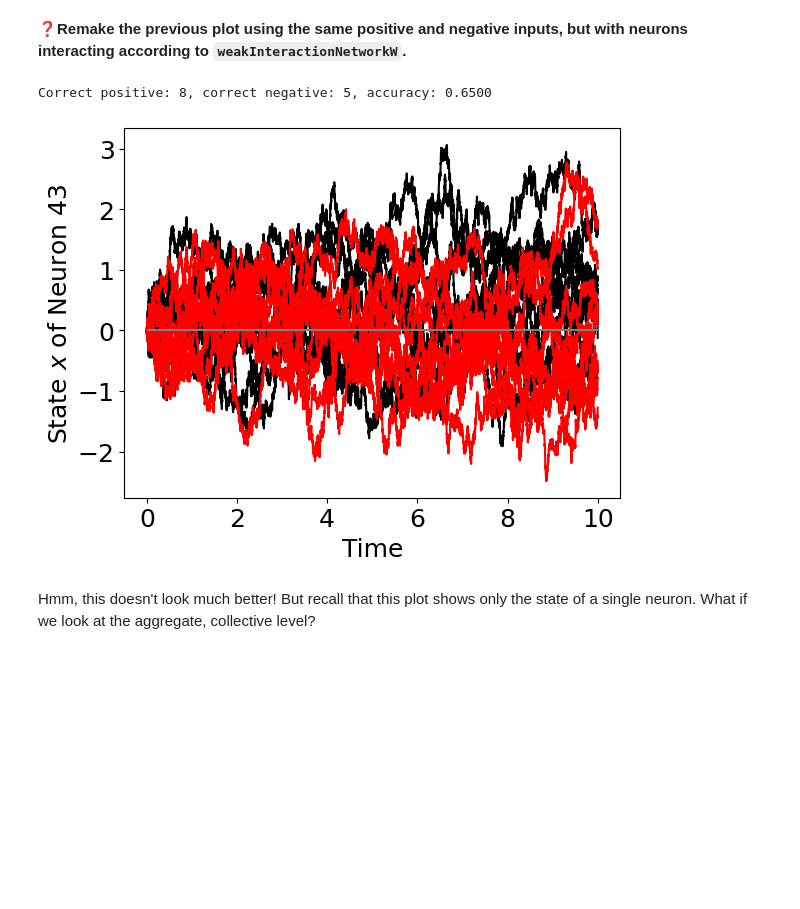
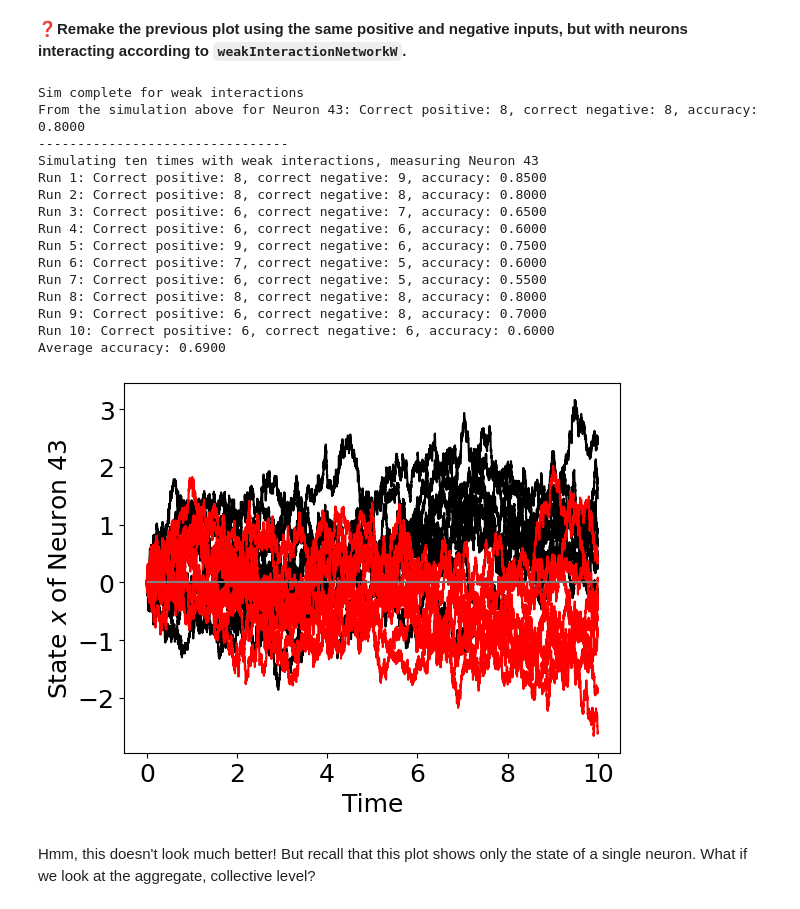
Before and after one commit to peterdresslar/CAS-503-Collectives, a Jupyter notebook: zaphod/5-Decisions.ipynb, the cells around one changed output. Cells and saved outputs as stored; diff of their text form; code cells hidden in the pictures; blank space fills up the shorter version.

```diff
--- a/zaphod/5-Decisions.ipynb
+++ b/zaphod/5-Decisions.ipynb
@@ -254,12 +282,43 @@ Now let's try to improve the accuracy by tweaking the interactions between neuro
 # %%
 # ✳️ Answer:
 
-sim_data_list_positive_weak, sim_data_list_negative_weak = run_little_brain(strong_interaction=False)
+sim_data_list_positive_weak, sim_data_list_negative_weak = run_little_brain(strong_interaction=False)  # note mode toggle
+
+print("Sim complete for weak interactions")
 
 ccp_weak, ccn_weak, acc_weak = check_decision_accuracy(sim_data_list_positive_weak, sim_data_list_negative_weak)
 
-print(f"Correct positive: {ccp_weak}, correct negative: {ccn_weak}, accuracy: {acc_weak:.4f}")
+plot_little_brain(sim_data_list_positive_weak, sim_data_list_negative_weak)
+
+print(f"From the simulation above for Neuron 43: Correct positive: {ccp_weak}, correct negative: {ccn_weak}, accuracy: {acc_weak:.4f}")
+
+print("--------------------------------")
+
+print("Simulating ten times with weak interactions, measuring Neuron 43")
+
+accuracy_list = np.zeros(10)
+for i in range(10):
+    pos, neg = run_little_brain()
+    ccp, ccn, acc = check_decision_accuracy(pos, neg)
+    print(f"Run {i+1}: Correct positive: {ccp}, correct negative: {ccn}, accuracy: {acc:.4f}")
+    accuracy_list[i] = acc
+
+print(f"Average accuracy: {np.mean(accuracy_list):.4f}")
 # %% [output]
-Correct positive: 8, correct negative: 5, accuracy: 0.6500
+Sim complete for weak interactions
+From the simulation above for Neuron 43: Correct positive: 8, correct negative: 8, accuracy: 0.8000
+--------------------------------
+Simulating ten times with weak interactions, measuring Neuron 43
+Run 1: Correct positive: 8, correct negative: 9, accuracy: 0.8500
+Run 2: Correct positive: 8, correct negative: 8, accuracy: 0.8000
+Run 3: Correct positive: 6, correct negative: 7, accuracy: 0.6500
+Run 4: Correct positive: 6, correct negative: 6, accuracy: 0.6000
+Run 5: Correct positive: 9, correct negative: 6, accuracy: 0.7500
+Run 6: Correct positive: 7, correct negative: 5, accuracy: 0.6000
+Run 7: Correct positive: 6, correct negative: 5, accuracy: 0.5500
+Run 8: Correct positive: 8, correct negative: 8, accuracy: 0.8000
+Run 9: Correct positive: 6, correct negative: 8, accuracy: 0.7000
+Run 10: Correct positive: 6, correct negative: 6, accuracy: 0.6000
+Average accuracy: 0.6900
-[figure, old version]
+[figure, new version]
 # %% [markdown]
```
Also changed, not shown: parts of 14 cells of this notebook, 3 other files.
